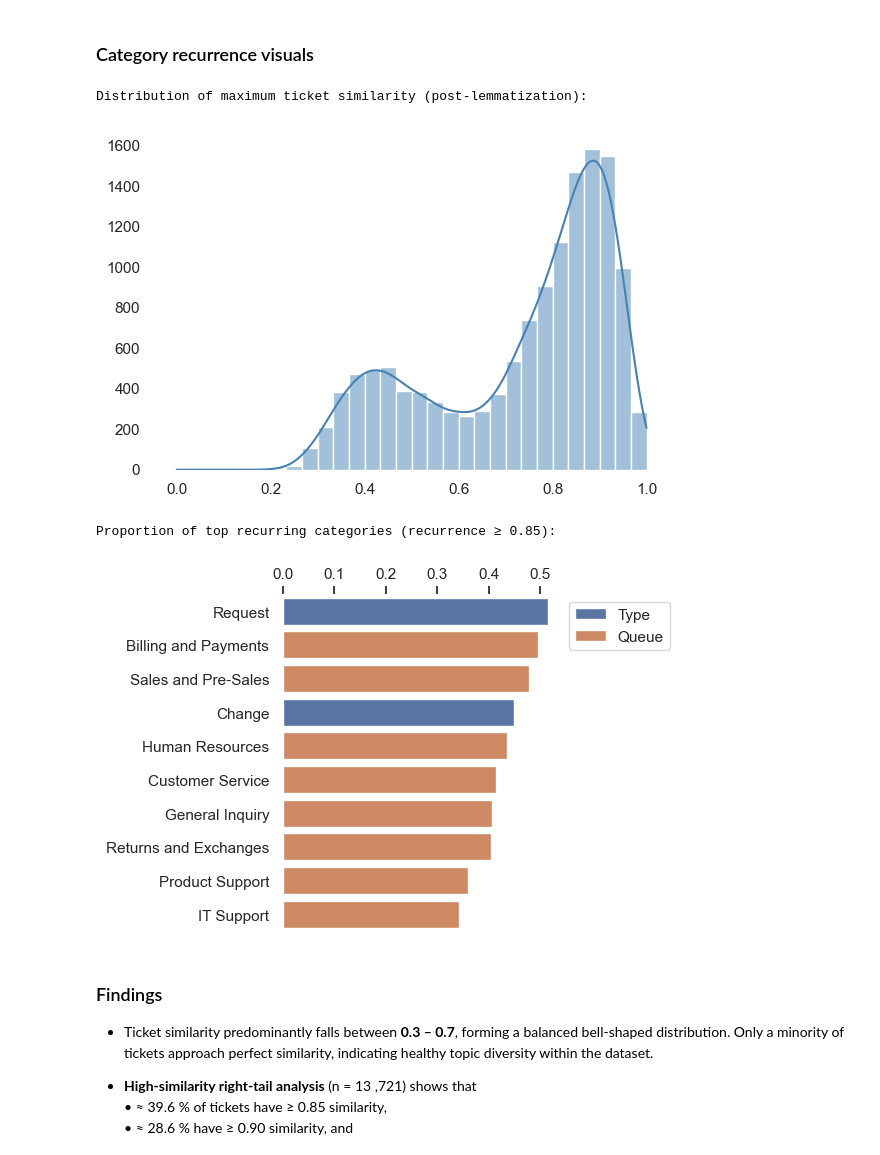
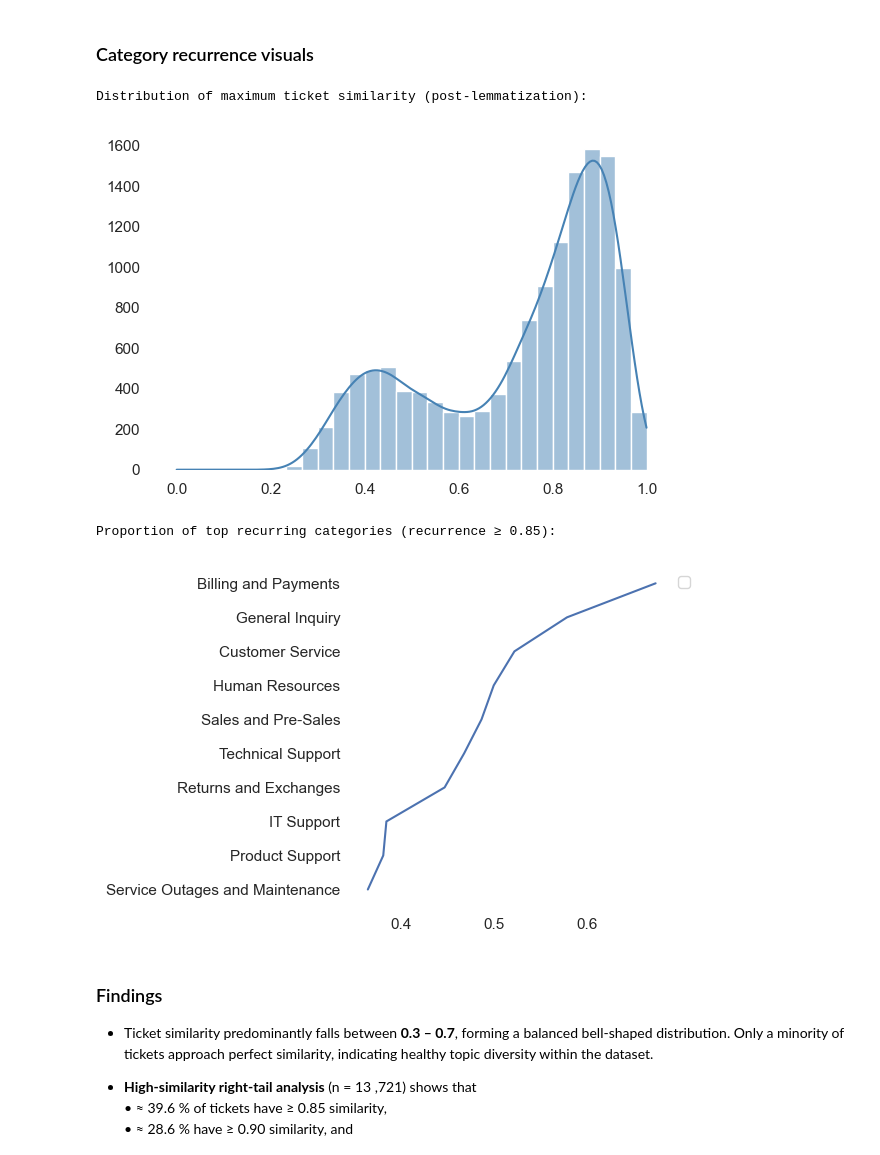
Before and after one commit to David-Golacis/IT-Support-Dashboard, a Jupyter notebook: Notebooks/02_Text_Lemmatisation.ipynb, the cells around one changed output. Drawn from its saved outputs; the diff is of its cells as text; code cells hidden in the pictures.

```diff
--- a/Notebooks/02_Text_Lemmatisation.ipynb
+++ b/Notebooks/02_Text_Lemmatisation.ipynb
@@ -70,16 +107,4 @@ First, we combined the subject, body, and answer fields into one large text to c
 # %%
-# Creating a lemmatising text dataframe
-lemmatised_text_df = df.copy()
-
-# Combining text to boost signal
-lemmatised_text_df["Combined Text"] = (
-    lemmatised_text_df["Subject"]
-    + " "
-    + lemmatised_text_df["Body"]
-    + " "
-    + lemmatised_text_df["Answer"]
-)
-
 # Lemmatization using spaCy
 nlp = spacy.load("en_core_web_sm", disable=["parser", "ner"])
 
@@ -103,9 +128,6 @@ lemmatised_text_df["Lemmatised Text"] = lemmatised_text_df["Combined Text"].appl
 # Measuring the token reduction from lemmatising the text
 lemmatised_text_df["Tokens Before"] = lemmatised_text_df["Combined Text"].str.len()
 lemmatised_text_df["Tokens After"] = lemmatised_text_df["Lemmatised Text"].str.len()
-lemmatised_text_df[
-    ["Combined Text", "Lemmatised Text", "Tokens Before", "Tokens After"]
-].to_csv(Config.LEMMATISED_PATH, index=False, encoding="latin-1")
 
 # Show changes at a glance
 display(
@@ -403,41 +474,44 @@ ax.set_ylabel("")
 plt.tight_layout()
 plt.savefig(Config.LEMMA_MAX_PATH, dpi=300, bbox_inches="tight")
 print("\nDistribution of maximum ticket similarity (post-lemmatization):")
 plt.show()
 
 # Initialize the matplotlib figure
 f, ax = plt.subplots(figsize=(6, 4))
 
-sns.barplot(
-    data=category_recurrence_df.head(10),
-    x="recurrence_rate",
-    y="Category",
-    hue="Dimension",
-    dodge=False,
+sns.lineplot(
+    x=category_recurrence_df.loc[
+        category_recurrence_df["Type"] == "Change", "recurrence_rate"
+    ],
+    y=category_recurrence_df.loc[category_recurrence_df["Type"] == "Change", "Queue"],
+    # hue="Type",
+    # dodge=False,
 )
+
 
 # Clean borders by removing bottom/right spines
 sns.despine(left=True, top=True, bottom=True, right=True)
 
 # Remove axis labels for cleaner look
 ax.set_xlabel("")
 ax.set_ylabel("")
 
 # X-axis on top for better readability
-ax.xaxis.set_ticks_position("top")
+# ax.xaxis.set_ticks_position("top")
+# ax.tick_params(axis='x', rotation=45)
 
 # Move legend to the right side of the plot
 ax.legend(bbox_to_anchor=(1, 1))
 
 plt.tight_layout()
 plt.savefig(Config.CAT_RECURRENCE_IMG_PATH, dpi=300, bbox_inches="tight")
 print(f"\nProportion of top recurring categories (recurrence ≥ {threshold}):")
 plt.show()
 # %% [output]
 Distribution of maximum ticket similarity (post-lemmatization):
 [figure]
 Proportion of top recurring categories (recurrence ≥ 0.85):
-[figure, old version]
+[figure, new version]
 # %% [markdown]
 ### Findings
 
```
Also changed, not shown: parts of 9 cells of this notebook, 4 other files.
